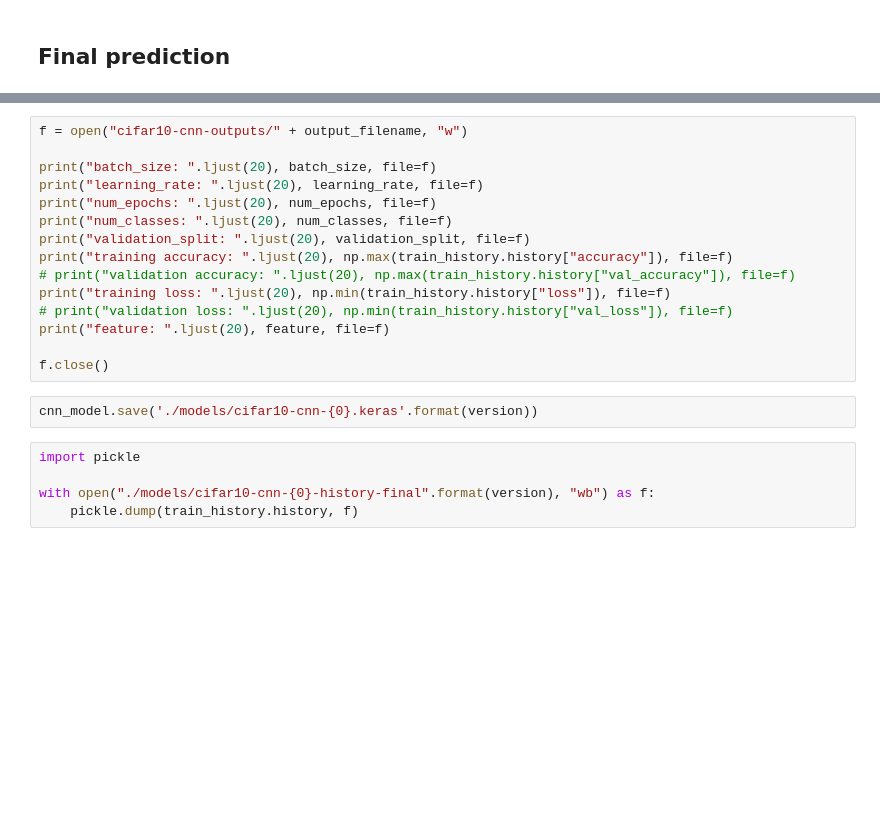
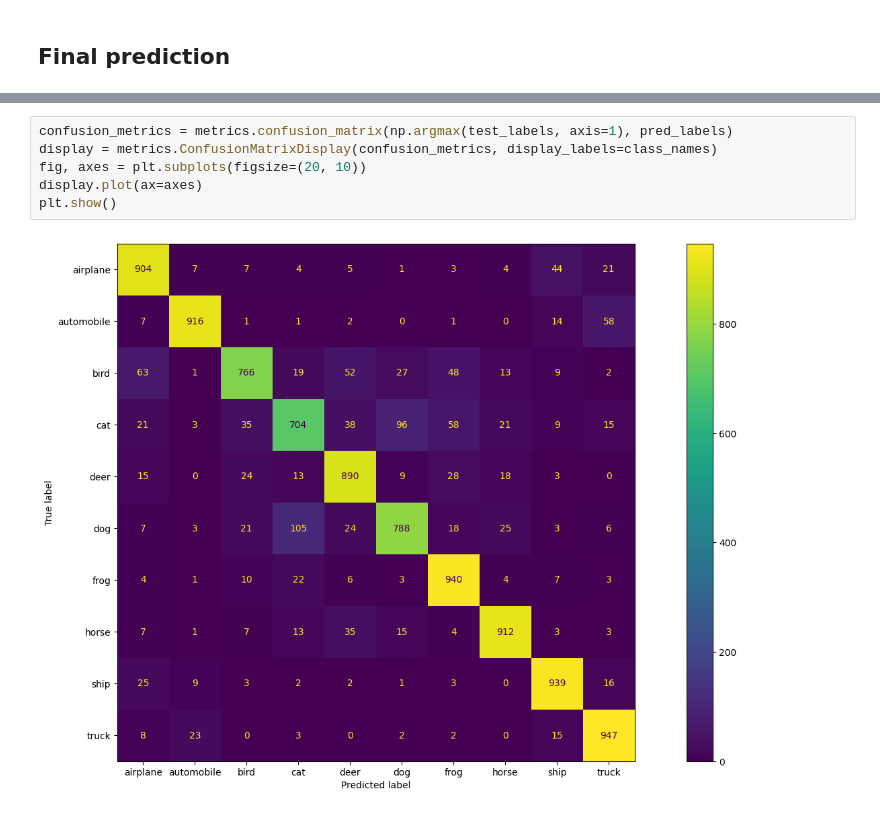
Before and after one commit to gin31259461/Deep_Learning, a Jupyter notebook: cifar10-cnn.ipynb, the cells around one changed output, grey strips where cells are left out. Saved outputs shown, nothing was run; the diff lists cells and outputs as text; blank space fills up the shorter version.

```diff
--- a/cifar10-cnn.ipynb
+++ b/cifar10-cnn.ipynb
@@ -326,22 +347,8 @@ test_result
-# %%
-f = open("cifar10-cnn-outputs/" + output_filename, "w")
-
-print("batch_size: ".ljust(20), batch_size, file=f)
-print("learning_rate: ".ljust(20), learning_rate, file=f)
-print("num_epochs: ".ljust(20), num_epochs, file=f)
-print("num_classes: ".ljust(20), num_classes, file=f)
-print("validation_split: ".ljust(20), validation_split, file=f)
-print("training accuracy: ".ljust(20), np.max(train_history.history["accuracy"]), file=f)
-# print("validation accuracy: ".ljust(20), np.max(train_history.history["val_accuracy"]), file=f)
-print("training loss: ".ljust(20), np.min(train_history.history["loss"]), file=f)
-# print("validation loss: ".ljust(20), np.min(train_history.history["val_loss"]), file=f)
-print("feature: ".ljust(20), feature, file=f)
-
-f.close()
-# %%
-cnn_model.save('./models/cifar10-cnn-{0}.keras'.format(version))
-# %%
-import pickle
-
-with open("./models/cifar10-cnn-{0}-history-final".format(version), "wb") as f:
-    pickle.dump(train_history.history, f)
+# %%
+confusion_metrics = metrics.confusion_matrix(np.argmax(test_labels, axis=1), pred_labels)
+display = metrics.ConfusionMatrixDisplay(confusion_metrics, display_labels=class_names)
+fig, axes = plt.subplots(figsize=(20, 10))
+display.plot(ax=axes)
+plt.show()
+# %% [output]
+[figure, added]
```
Also changed, not shown: parts of 20 cells of this notebook, 3 other files.
